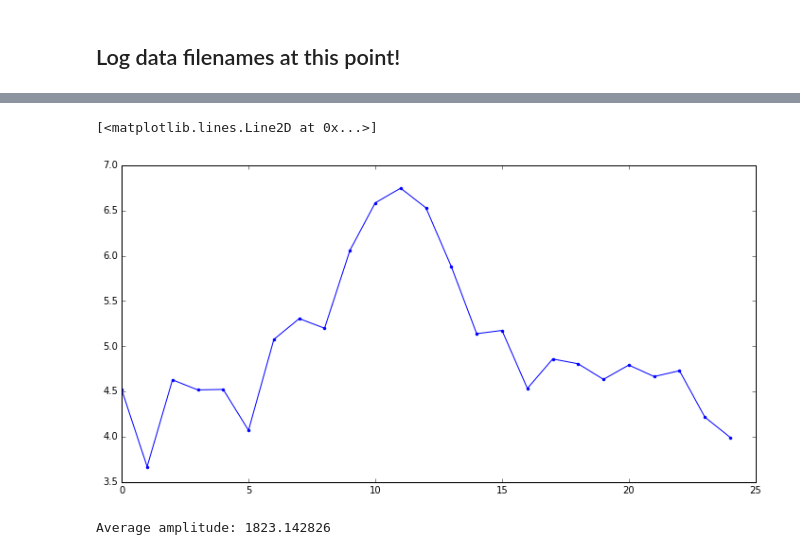
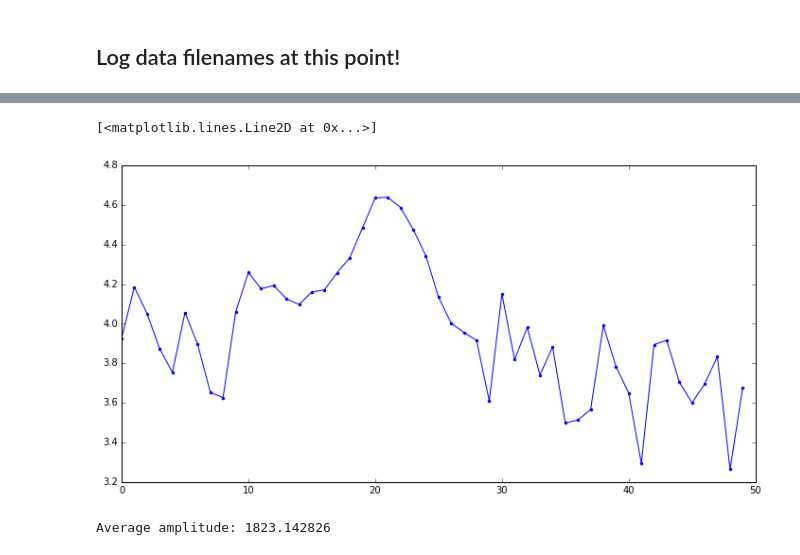
Before and after one commit to DawesLab/CCDimage, a Jupyter notebook: CCDimage.ipynb, the cells around one changed output, grey strips where cells are left out. Drawn from its saved outputs; the diff is of its cells as text; code cells hidden in the pictures.

```diff
--- a/CCDimage.ipynb
+++ b/CCDimage.ipynb
@@ -291,9 +273,9 @@ plt.plot( np.log10(abs((np.average(VacCorrected,axis=(1,2)))) ))
 # %%
 # look near the mode of interest (only useful for the strong-signal data)
-plt.plot( np.log10(abs((np.average(VacCorrected,axis=(1,2)))) )[250:275],".-")
+plt.plot( np.log10(abs((np.average(VacCorrected,axis=(1,2)))) )[200:250],".-")
 # %% [output]
 [<matplotlib.lines.Line2D at 0x...>]
-[figure, old version]
+[figure, new version]
 # %%
 selectedMode = 261
 output = (np.sqrt(2.0/ncount) * VacCorrected[selectedMode,:,:]).flatten('F')
```
Also changed, not shown: parts of 11 cells of this notebook, 2 other files.
